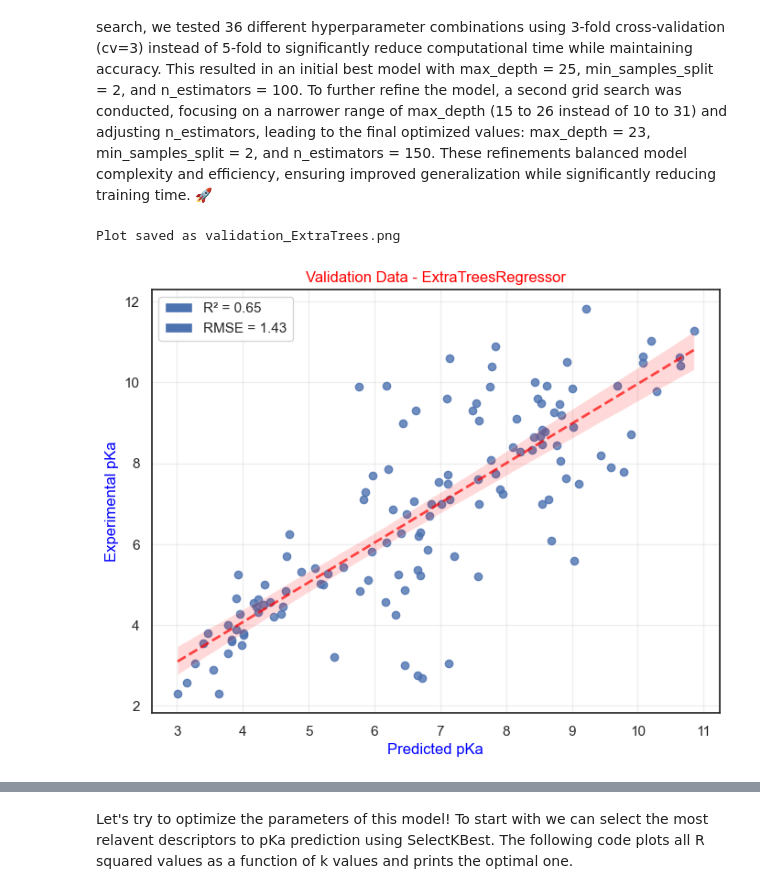
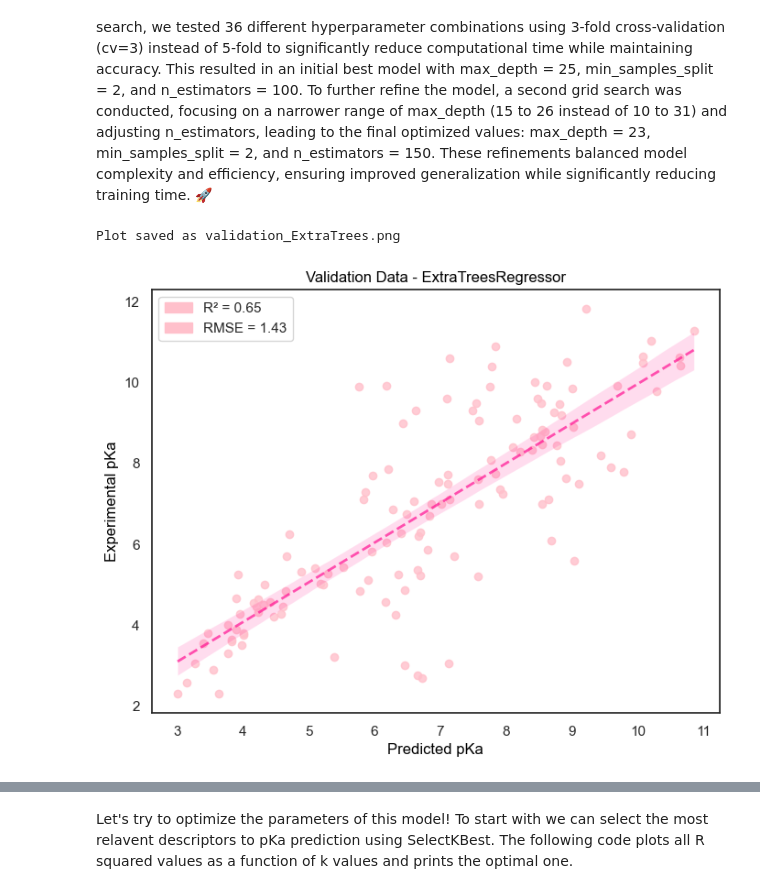
Before and after one commit to anastasiafloris/pKaPredict, a Jupyter notebook: notebooks/ProjectReport*.ipynb, the cells around one changed output, grey strips where cells are left out. Drawn from its saved outputs; the diff is of its cells as text; code cells hidden in the pictures.

```diff
--- a/notebooks/ProjectReport*.ipynb
+++ b/notebooks/ProjectReport*.ipynb
@@ -595,38 +595,38 @@ y_preds = model.predict(X_valid_scaled)
 # Define Function for Plotting
 # =============================
 
 def plot_data(actual, predicted, title):
     """Plots predicted vs actual pKa values with regression line and evaluation metrics."""
     rmse = np.sqrt(mean_squared_error(actual, predicted))
     R2 = r2_score(actual, predicted)
 
     plt.figure(figsize=(8, 6))
-    sn.regplot(x=predicted, y=actual, line_kws={"lw": 2, "ls": "--", "color": "red", "alpha": 0.7})
-    plt.title(title, color="red")
-    plt.xlabel("Predicted pKa", color="blue")
-    plt.ylabel("Experimental pKa", color="blue")
-    plt.grid(alpha=0.3)
+    sn.regplot(x=predicted, y=actual, scatter_kws={'color': 'pink'}, line_kws={"lw": 2, "ls": "--", "color": "deeppink", "alpha": 0.7})
+    plt.title(title, color="black")
+    plt.xlabel("Predicted pKa", color="black")
+    plt.ylabel("Experimental pKa", color="black")
+    plt.gca().set_facecolor('white')  # Set background to white
 
     # Add R² and RMSE patches to legend
-    R2_patch = mpatches.Patch(label=f"R² = {R2:.2f}")
-    rmse_patch = mpatches.Patch(label=f"RMSE = {rmse:.2f}")
+    R2_patch = mpatches.Patch(color='pink', label=f"R² = {R2:.2f}")
+    rmse_patch = mpatches.Patch(color='pink', label=f"RMSE = {rmse:.2f}")
     plt.legend(handles=[R2_patch, rmse_patch])
 
 # =============================
 # Plot and Save Results
 # =============================
 
 # Plot validation results
 plot_data(y_valid, y_preds, "Validation Data - ExtraTreesRegressor")
 
 # Define save path in the specified folder
 save_path = os.path.join("..", "notebooks", "Plots", "validation_ExtraTrees.png")
 
 # Save figure as PNG in the correct directory
 plt.savefig(save_path, dpi=300, bbox_inches='tight')
 
 # Success message
 print("Plot saved as validation_ExtraTrees.png")
 # %% [output]
 Plot saved as validation_ExtraTrees.png
-[figure, old version]
+[figure, new version]
```
Also changed, not shown: parts of 3 cells of this notebook, 1 other file.
